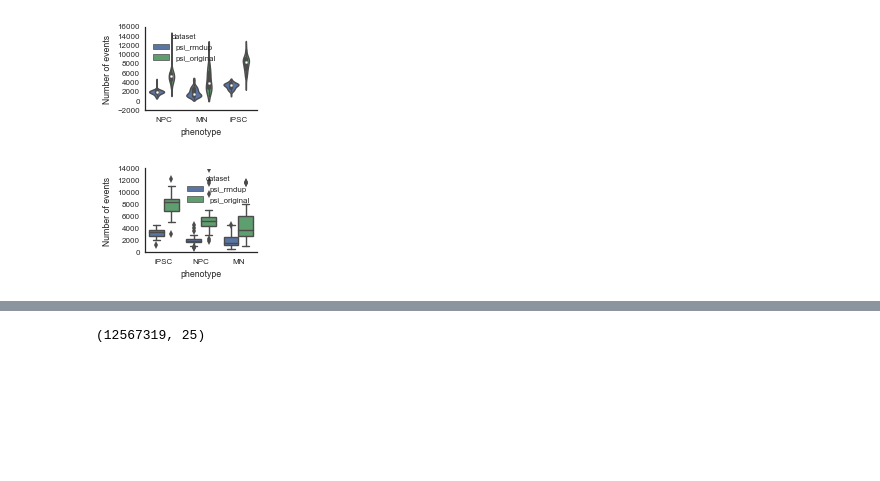
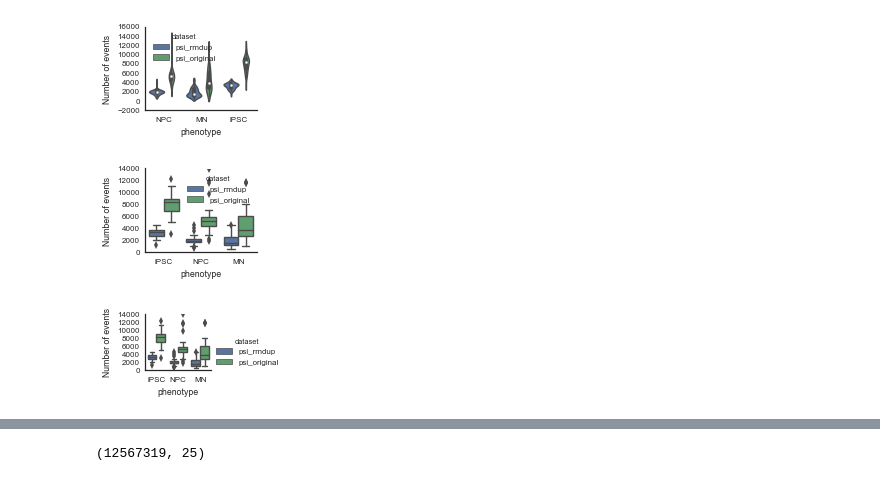
Before and after one commit to YeoLab/singlecell_pnm, a Jupyter notebook: 01_Figure_1/021_outrigger_vs_rmdup_percentages.ipynb, the cells around one changed output, grey strips where cells are left out. Drawn from its saved outputs; the diff is of its cells as text; code cells hidden in the pictures; blank space fills up the shorter version.

Commit message:
add faceted version

```diff
--- a/01_Figure_1/021_outrigger_vs_rmdup_percentages.ipynb
+++ b/01_Figure_1/021_outrigger_vs_rmdup_percentages.ipynb
@@ -341,6 +341,16 @@ sns.despine()
 fig.savefig('{}/number_of_events_per_sample_boxplots.pdf'.format(figure_folder))
 # %% [output]
 [figure]
+# %%
+# fig, ax = plt.subplots(figsize=(2, 1.5))
+
+sns.factorplot(x='phenotype', y='Number of events', hue='dataset',
+               data=events_per_sample_metadata, order=study.phenotype_order,
+               kind='box', size=1.5, aspect=1.33)
+sns.despine()
+fig.savefig('{}/number_of_events_per_sample_boxplots_faceted.pdf'.format(figure_folder))
+# %% [output]
+[figure, added]
 # %%
 # summary_fillna['either_na'] = "0 <= Psi <= 1"
 # summary_fillna.loc[summary['psi_rmdup'].isnull(), 'either_na'] = 'rmdup NA'
```
Also changed, not shown: 1 other file.
